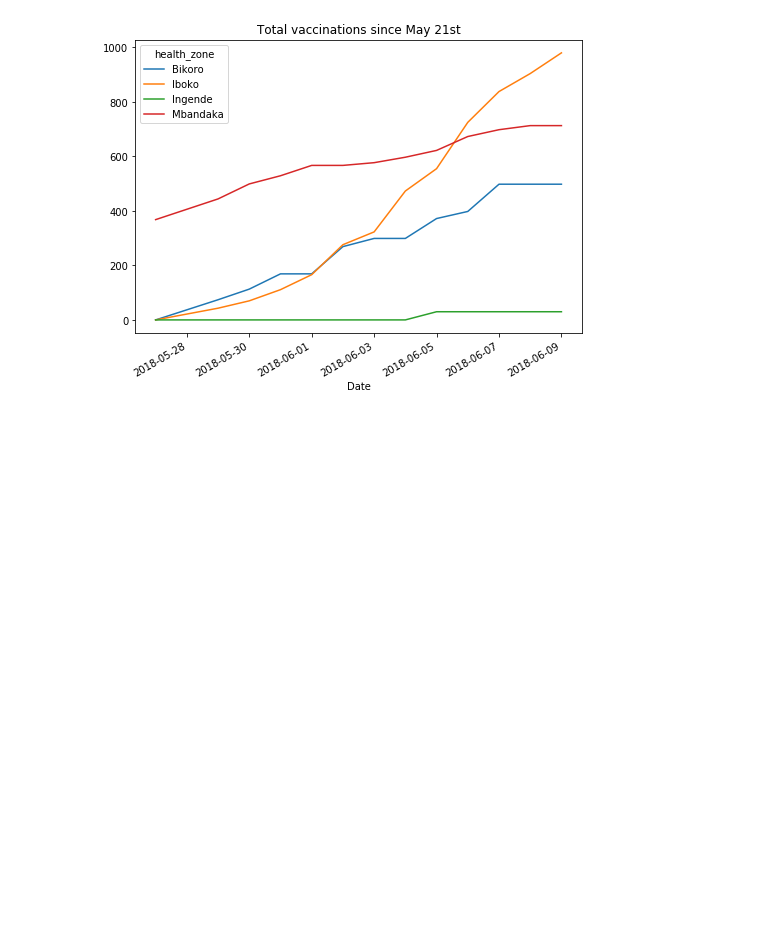
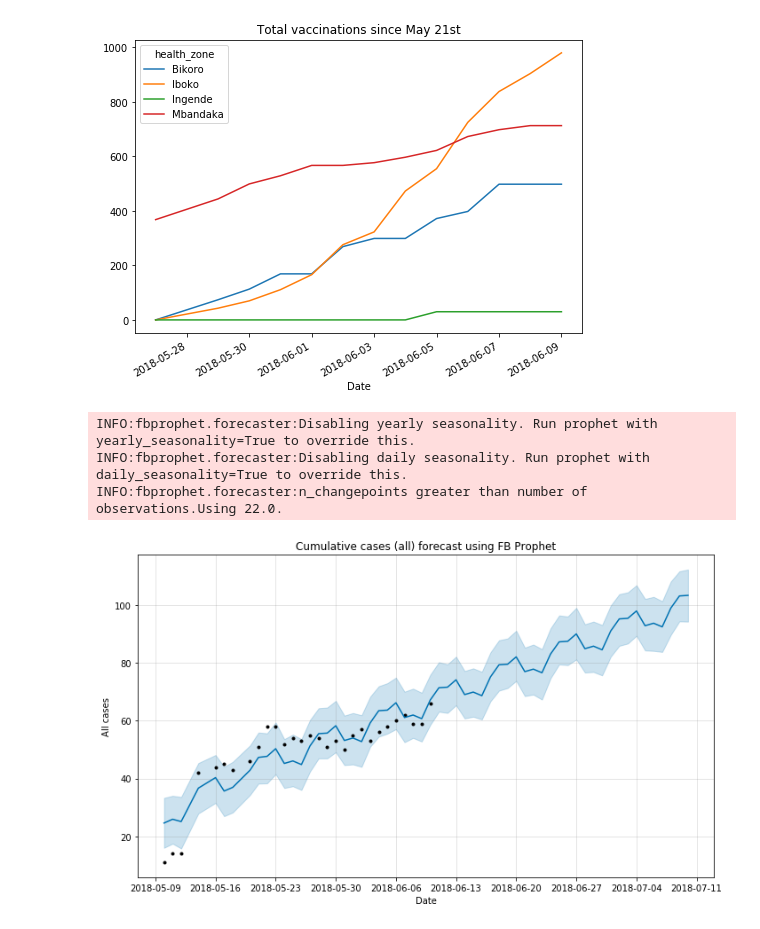
Before and after one commit to NSSAC/DRC_Ebola_2018, a Jupyter notebook: notebooks/DRC_EVD_mapping.ipynb, the cells around one changed output. Saved outputs shown, nothing was run; the diff lists cells and outputs as text; code cells hidden in the pictures; blank space fills up the shorter version.

```diff
--- a/notebooks/DRC_EVD_mapping.ipynb
+++ b/notebooks/DRC_EVD_mapping.ipynb
@@ -97,3 +101,25 @@ plt.title('Total vaccinations since May 21st')
 plt.savefig('../plots/DRC_EVD_vax.jpg',dpi=100,bbox_inches='tight')
 # %% [output]
 [figure]
+# %%
+df = evd_df.groupby(['Date']).sum()['all_cases'].reset_index()
+df.columns = ['ds','y']
+m = Prophet()
+m.fit(df)
+future = m.make_future_dataframe(periods=30)
+future.tail()
+forecast = m.predict(future)
+#forecast[['ds', 'yhat', 'yhat_lower', 'yhat_upper']].tail()
+# %% [output]
+INFO:fbprophet.forecaster:Disabling yearly seasonality. Run prophet with yearly_seasonality=True to override this.
+INFO:fbprophet.forecaster:Disabling daily seasonality. Run prophet with daily_seasonality=True to override this.
+INFO:fbprophet.forecaster:n_changepoints greater than number of observations.Using 22.0.
+# %%
+m.plot(forecast);
+plt.title('Cumulative cases (all) forecast using FB Prophet')
+plt.ylabel('All cases')
+plt.xlabel('Date')
+plt.tight_layout()
+#plt.savefig('../plots/prophet_DRC.jpg',dpi=100,bbox_inches='tight')
+# %% [output]
+[figure, added]
```
Also changed, not shown: parts of 5 cells of this notebook, 8 other files.
